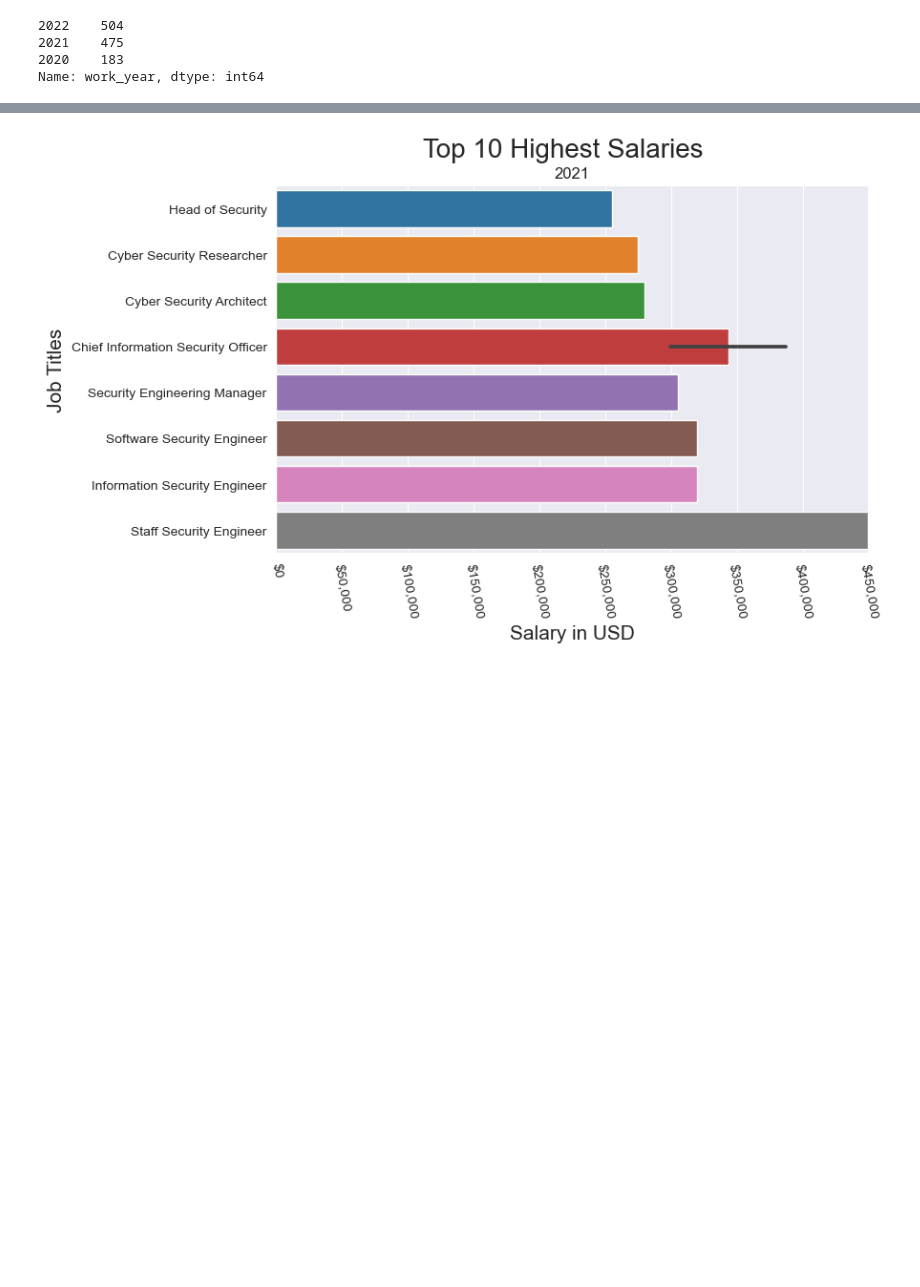
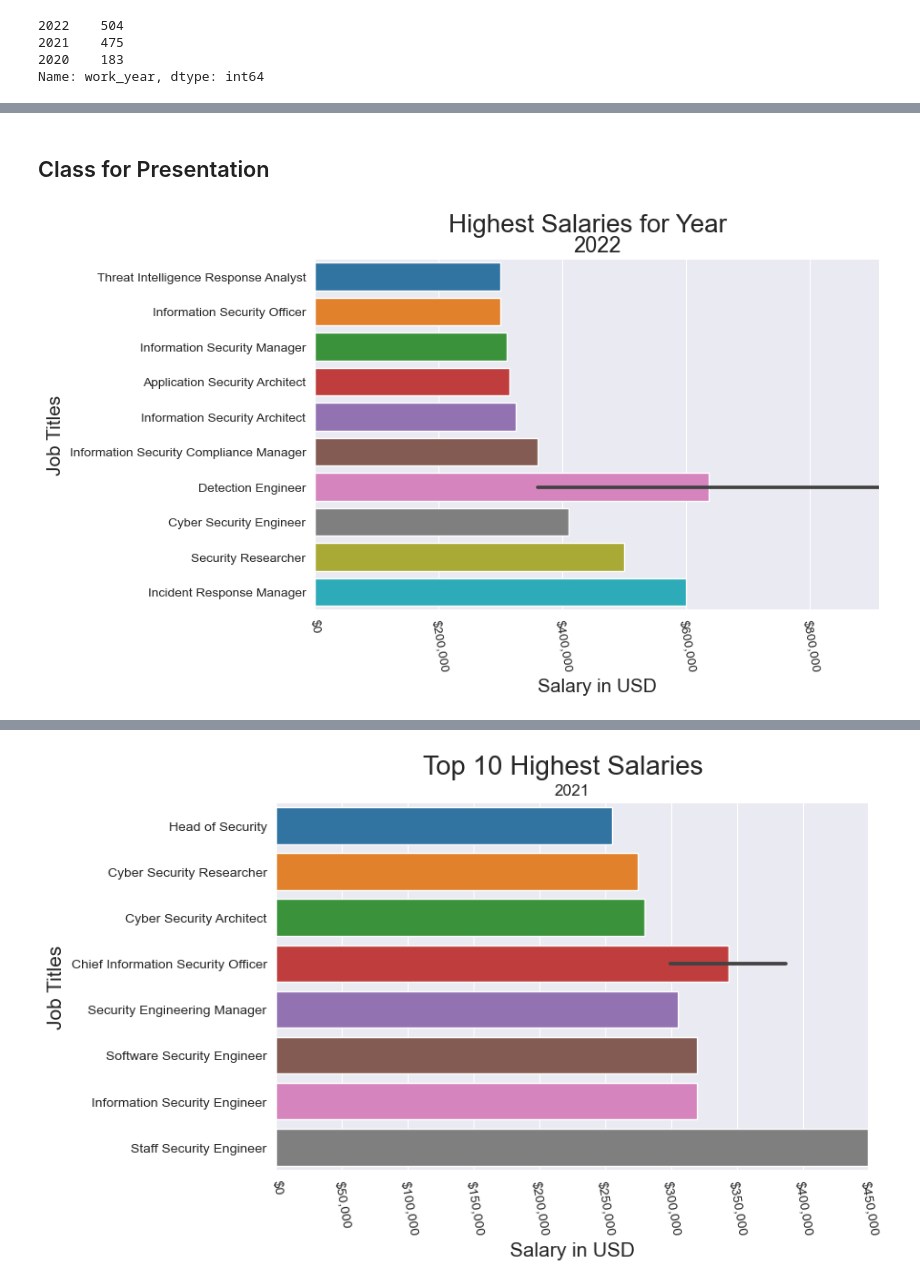
Before and after one commit to SantosAbimaelRomero/Cyber-Security-Salaries, a Jupyter notebook: Cyber Security Salary Presentation.ipynb, the cells around one changed output, grey strips where cells are left out. Drawn from its saved outputs; the diff is of its cells as text; code cells hidden in the pictures; blank space fills up the shorter version.

Commit message:
presentation changes

```diff
--- a/Cyber Security Salary Presentation.ipynb
+++ b/Cyber Security Salary Presentation.ipynb
@@ -282 +326,29 @@ df_2020 = df_2020.sort_values(by='salary_in_usd')
+# %% [markdown]
+## Class for Presentation
+# %%
+class Salaries:
+    def __init__(self, data, y, x = 'salary_in_usd'):
+        self.data= data
+        self.x = x
+        self.y = y
+
+    def top_10(self):
+        price_fmt = mpl.ticker.StrMethodFormatter('${x:,.0f}')
+
+        fig, ax = plt.subplots(figsize= (8,5))
+        sns.set_style("darkgrid")
+
+        sns.barplot(data=self.data.tail(11), y=self.y, x=self.x)
+        plt.xticks(rotation=-80)
+        plt.ylabel('Job Titles', fontsize=15)
+        plt.xlim(left=0, right=self.data['salary_in_usd'].max())
+        plt.xlabel('Salary in USD', fontsize=15)
+        ax.xaxis.set_major_formatter(price_fmt)
+        plt.title(f"{pd.unique(self.data['work_year']).item()}", fontsize=17);
+        plt.suptitle("Highest Salaries for Year", fontsize=20)
+# %%
+for_2022 = Salaries(df_2022, 'job_title')
+for_2022.top_10()
+# %% [output]
+[figure, added]
 # %% [markdown]
```
Also changed, not shown: parts of 31 cells of this notebook.
